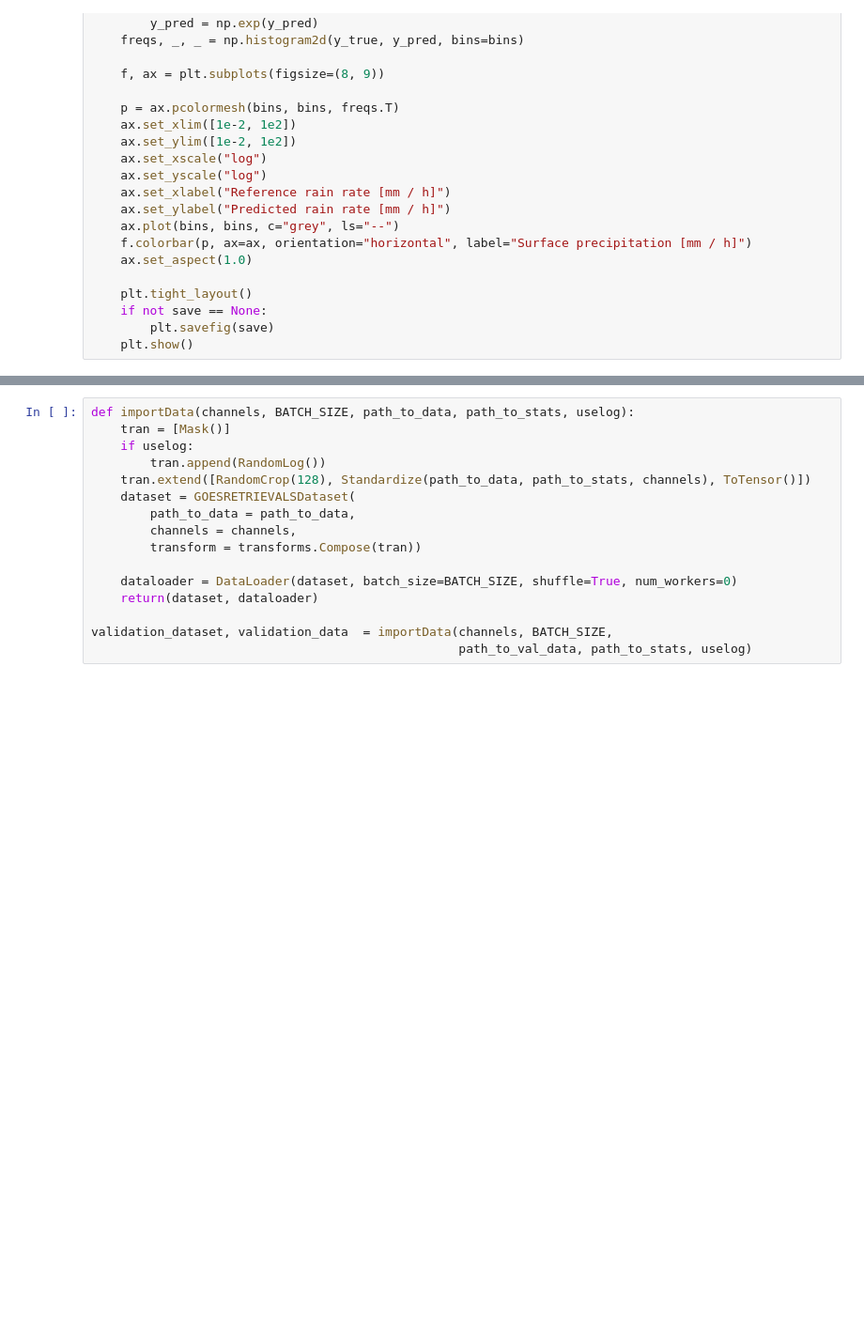
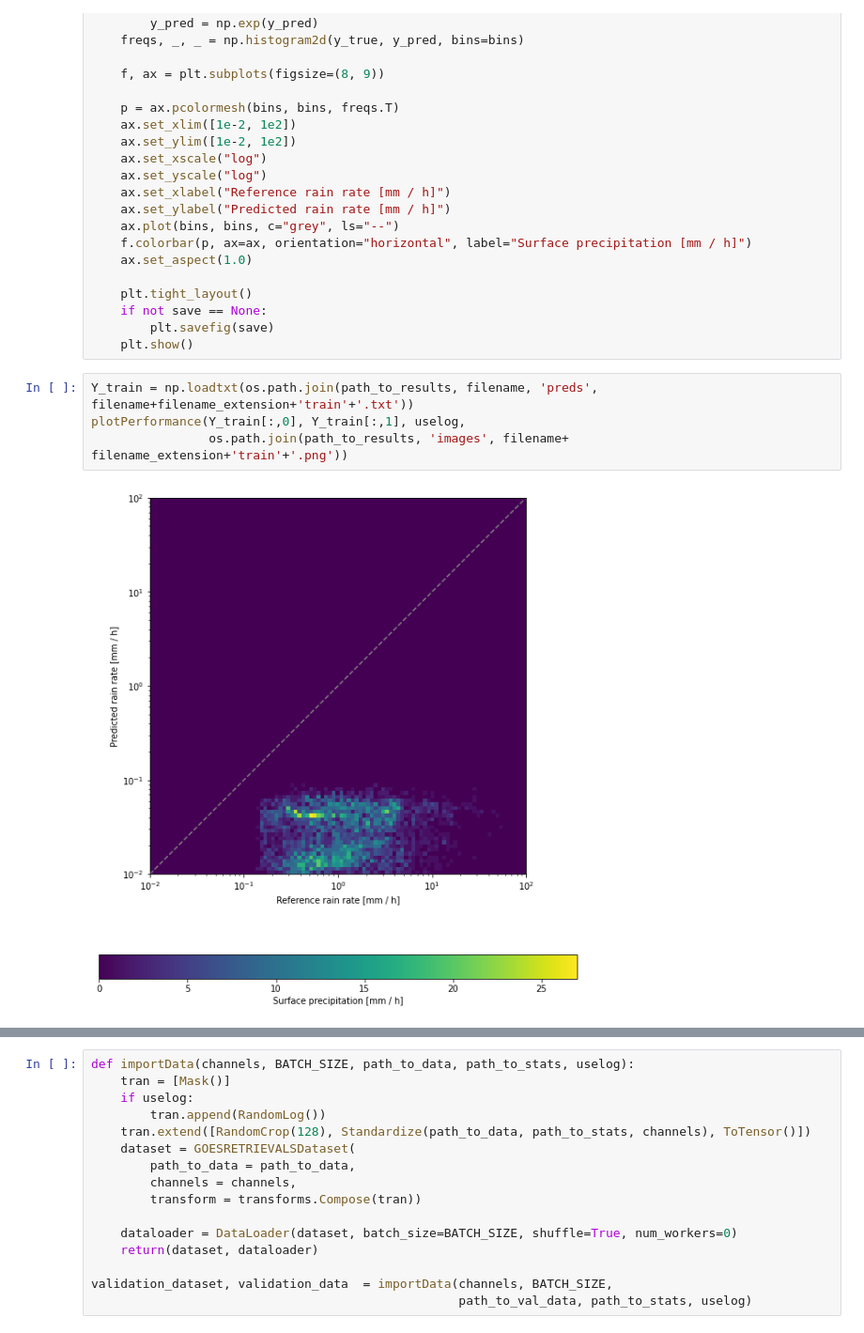
Before and after one commit to ingridingemarsson/geostat-masters-thesis, a Jupyter notebook: notebooks/view_results.ipynb, the cells around one changed output, grey strips where cells are left out. Shown at 94% size. Saved outputs shown, nothing was run; the diff lists cells and outputs as text; blank space fills up the shorter version.

```diff
--- a/notebooks/view_results.ipynb
+++ b/notebooks/view_results.ipynb
@@ -112,4 +111,10 @@ def plotPerformance(y_true, y_pred, uselog, save=None):
     if not save == None:
         plt.savefig(save)
     plt.show()
+# %%
+Y_train = np.loadtxt(os.path.join(path_to_results, filename, 'preds', filename+filename_extension+'train'+'.txt'))
+plotPerformance(Y_train[:,0], Y_train[:,1], uselog,
+                os.path.join(path_to_results, 'images', filename+ filename_extension+'train'+'.png'))
+# %% [output]
+[figure, added]
 # %%
```
Also changed, not shown: parts of 8 cells of this notebook, 1 other file.
